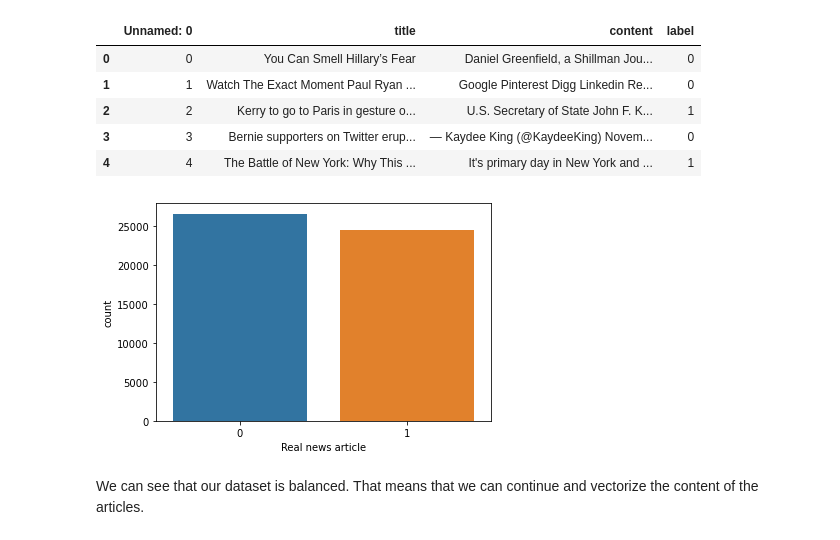
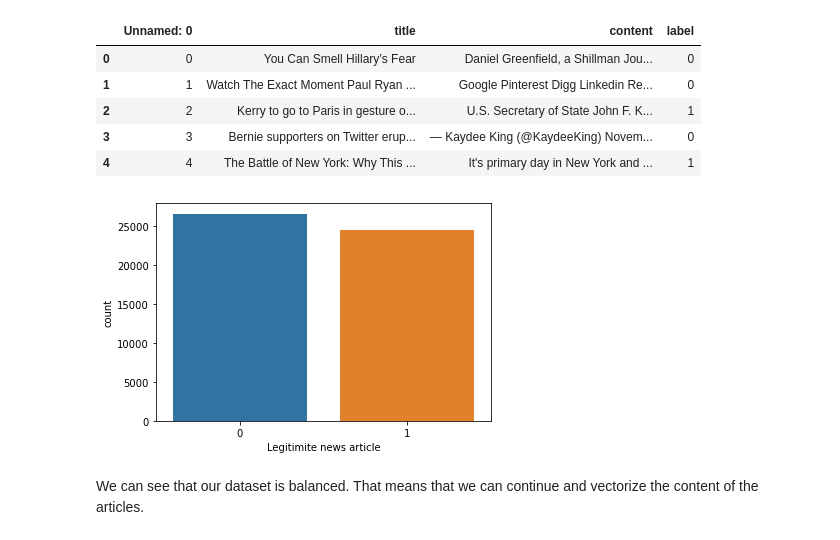
Before and after one commit to MichalBravansky/FakeNewsDetection, a Jupyter notebook: fake_news_classifier.ipynb, the cells around one changed output. Drawn from its saved outputs; the diff is of its cells as text; code cells hidden in the pictures.

```diff
--- a/fake_news_classifier.ipynb
+++ b/fake_news_classifier.ipynb
@@ -34,9 +40,9 @@ df.head()
 | 4 | 4 | The Battle of New York: Why This ... | It's primary day in New York and ... | 1 |
 # %%
 sns.countplot(df.label)
-plt.xlabel('Real news article');
+plt.xlabel('Legitimite news article');
 # %% [output]
-[figure, old version]
+[figure, new version]
 # %% [markdown]
 We can see that our dataset is balanced. That means that we can continue and vectorize the content of the articles.
 # %% [markdown]
```
Also changed, not shown: parts of 10 cells of this notebook, 1 other file.
